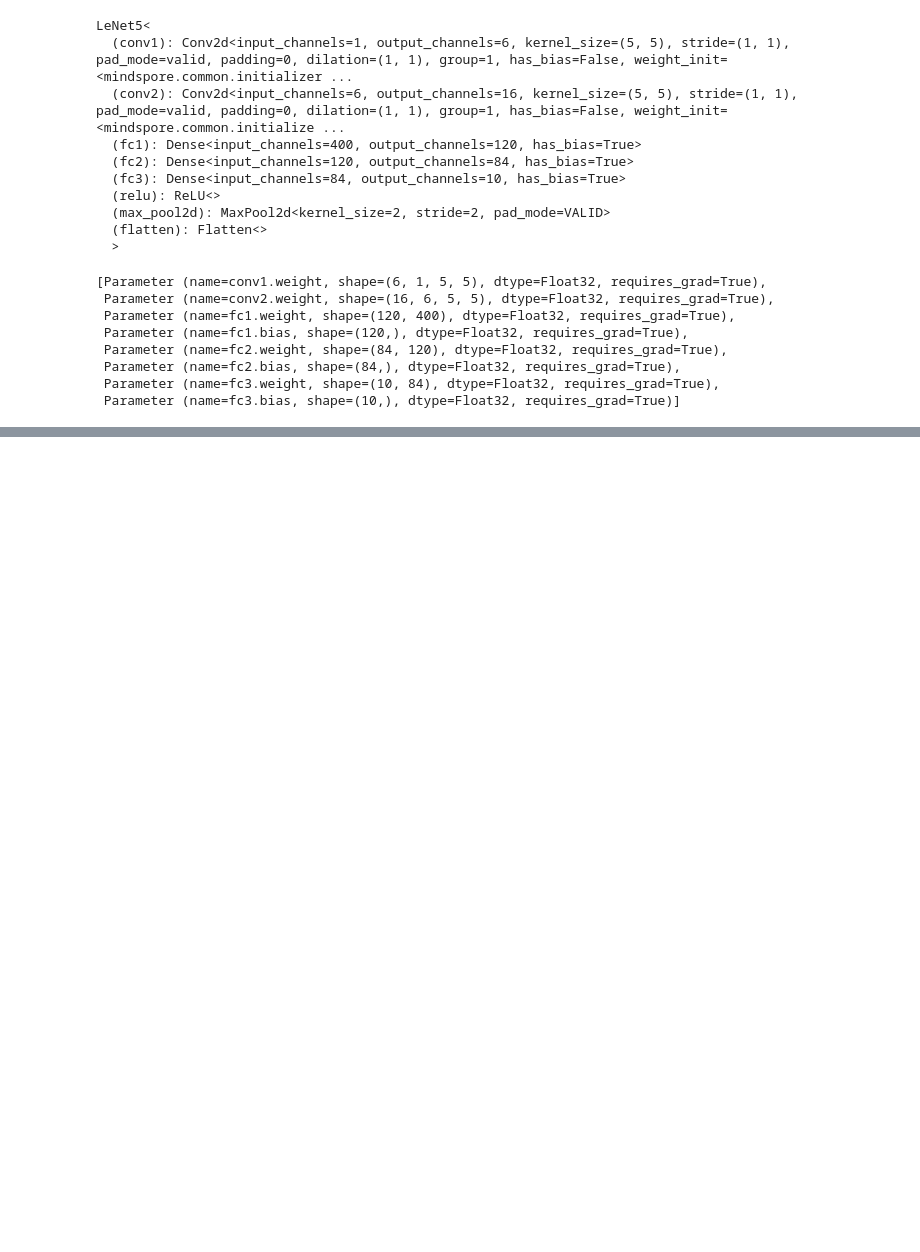
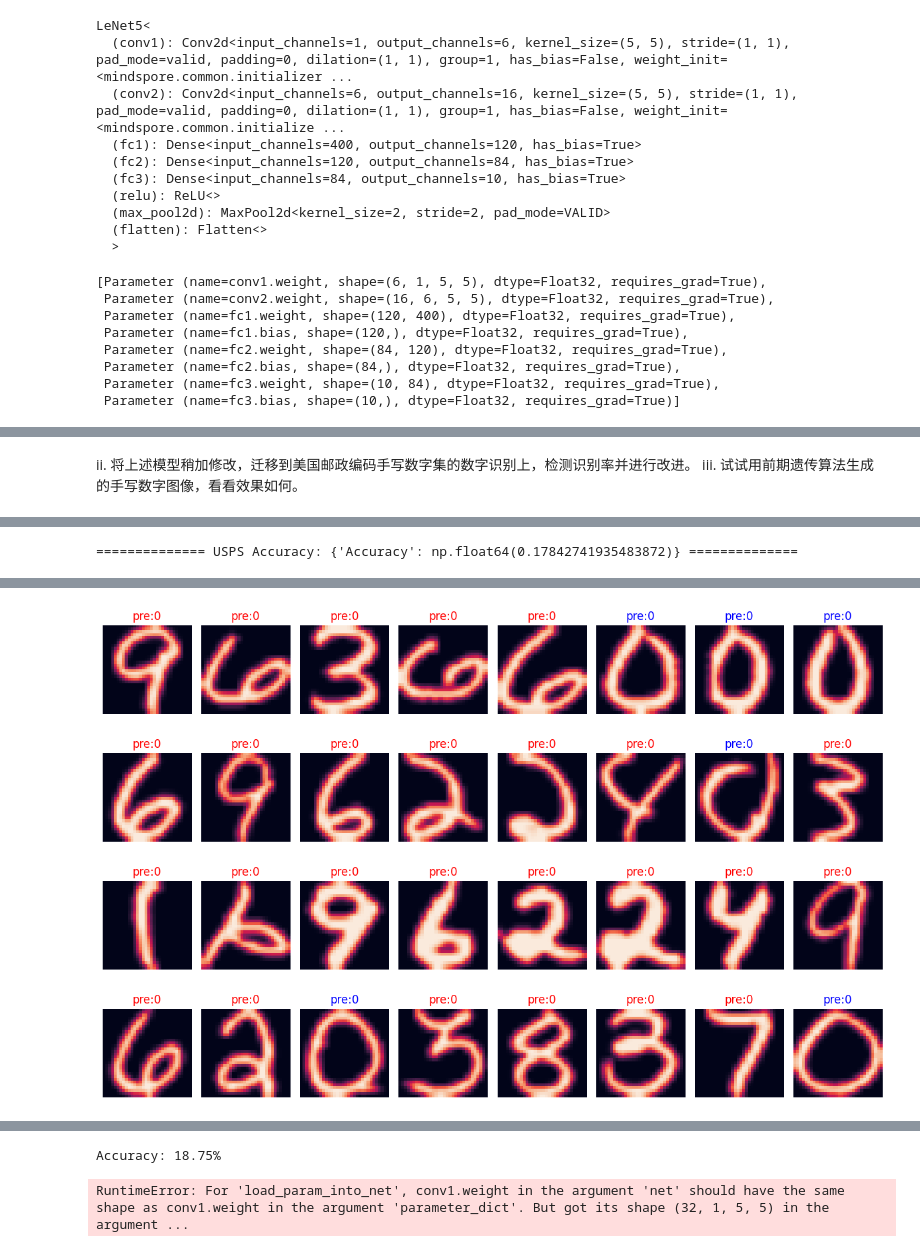
Before and after one commit to grtsinry43/exper1, a Jupyter notebook: init.ipynb, the cells around one changed output, grey strips where cells are left out. Cells and saved outputs as stored; diff of their text form; code cells hidden in the pictures; blank space fills up the shorter version.

```diff
--- a/init.ipynb
+++ b/init.ipynb
@@ -440,0 +480,3 @@ Figure 2 probability of corresponding numbers [0-9]:
+# %% [markdown]
+ii. 将上述模型稍加修改，迁移到美国邮政编码手写数字集的数字识别上，检测识别率并进行改进。
+iii. 试试用前期遗传算法生成的手写数字图像，看看效果如何。
@@ -440,0 +748,37 @@ Figure 2 probability of corresponding numbers [0-9]:
+# %%
+# 主函数 - 运行整个迁移学习过程
+def main():
+    # 初始化LeNet5网络
+    network = LeNet5()
+
+    # 设定路径
+    pretrained_model_path = "./checkpoints/checkpoint_lenet-10_1875.ckpt"  # MNIST预训练模型
+    usps_data_path = "./data/usps/usps.h5"  # USPS数据集路径
+    genetic_images_path = "./genetic_algorithm_images/"  # 遗传算法生成图像的文件夹
+
+    # 执行迁移学习
+    model = transfer_learning_usps(network, pretrained_model_path, usps_data_path, epoch_size=5)
+
+    # 可视化USPS数据集上的结果
+    visualize_results(model, usps_data_path)
+
+    # 使用改进的模型（可选）
+    improved_network = ImprovedLeNet5()
+    improved_model = transfer_learning_usps(improved_network, pretrained_model_path, usps_data_path, epoch_size=5)
+
+    # 测试遗传算法生成的图像
+    test_genetic_algo_images(model, genetic_images_path)
+
+    # 比较原始模型和改进模型的性能（可选）
+    ds_eval = create_usps_dataset(usps_data_path, batch_size=32, is_train=False)
+    original_acc = model.eval(ds_eval, dataset_sink_mode=True)
+    improved_acc = improved_model.eval(ds_eval, dataset_sink_mode=True)
+
+    print(f"原始LeNet5在USPS上的准确率: {original_acc['Accuracy'] * 100:.2f}%")
+    print(f"改进LeNet5在USPS上的准确率: {improved_acc['Accuracy'] * 100:.2f}%")
+
+
+# 执行主函数
+if __name__ == "__main__":
+    main()
+# %% [output]
@@ -440,0 +818 @@ Figure 2 probability of corresponding numbers [0-9]:
+============== USPS Accuracy: {'Accuracy': np.float64(0.17842741935483872)} ==============
@@ -440,0 +821 @@ Figure 2 probability of corresponding numbers [0-9]:
+[figure, added]
@@ -440,0 +824,2 @@ Figure 2 probability of corresponding numbers [0-9]:
+Accuracy: 18.75%
+RuntimeError: For 'load_param_into_net', conv1.weight in the argument 'net' should have the same shape as conv1.weight in the argument 'parameter_dict'. But got its shape (32, 1, 5, 5) in the argument ...
```
Also changed, not shown: parts of 17 cells of this notebook, 1 other file.
